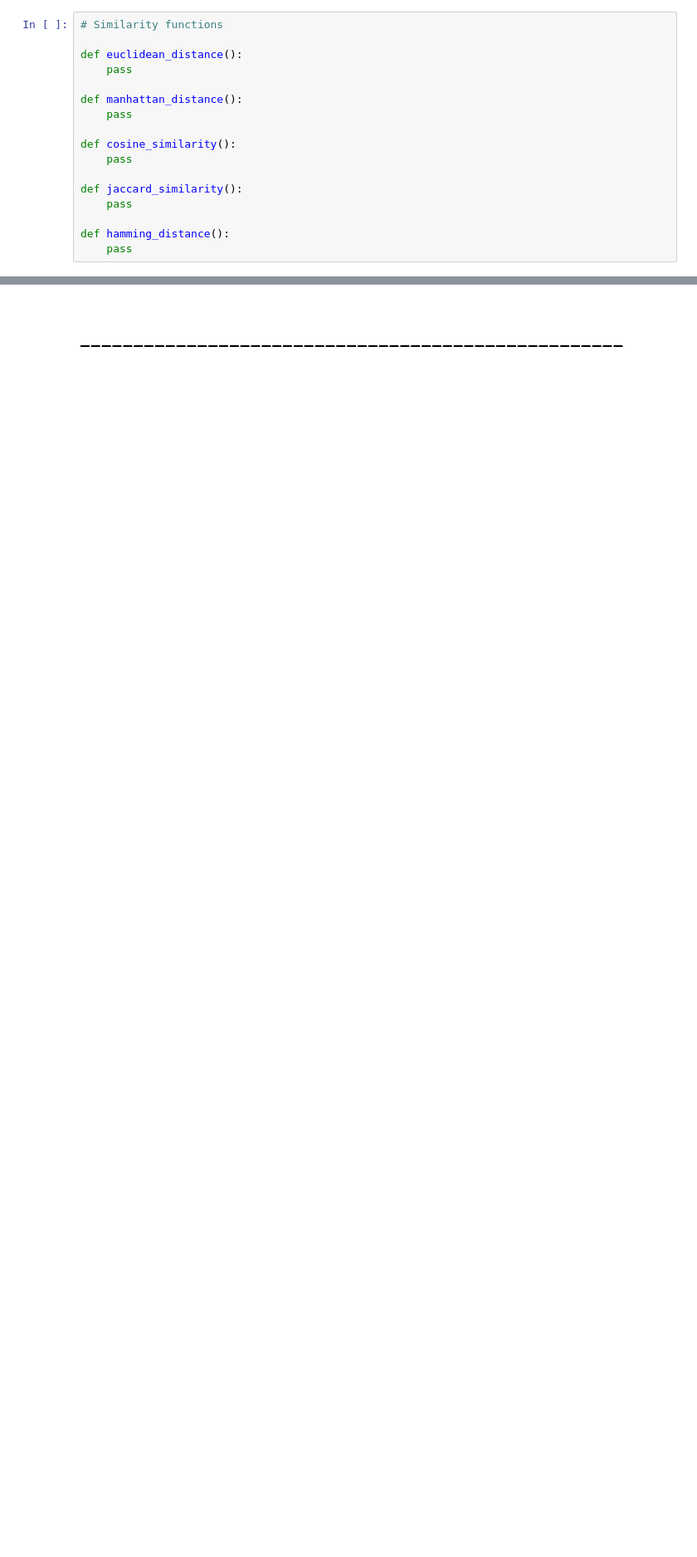
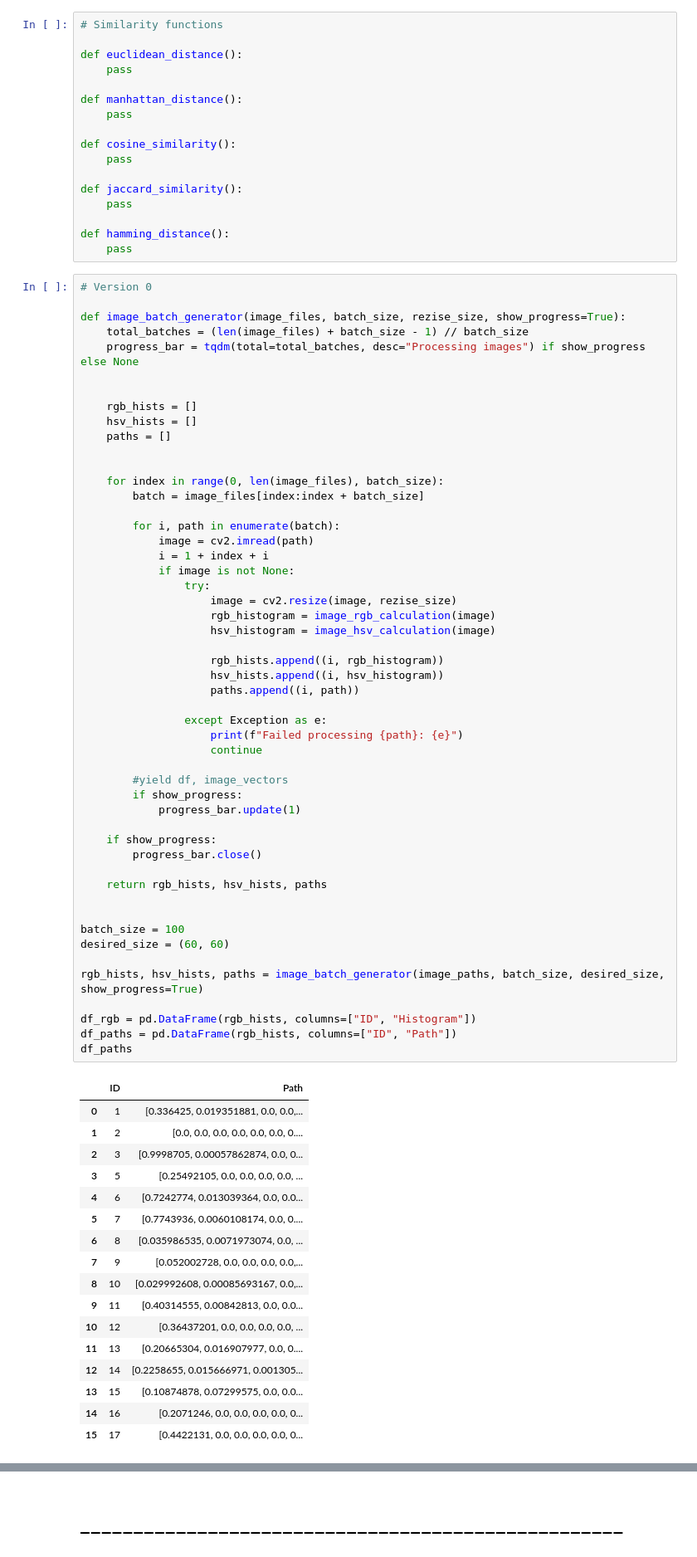
Before and after one commit to tis22/image_recommender, a Jupyter notebook: ImageLoader.ipynb, the cells around one changed output, grey strips where cells are left out. Shown at 83% size. Drawn from its saved outputs; the diff is of its cells as text; blank space fills up the shorter version.

Commit message:
Different versions of generators

```diff
--- a/ImageLoader.ipynb
+++ b/ImageLoader.ipynb
@@ -170,3 +172,72 @@ def jaccard_similarity():
 
 def hamming_distance():
     pass
+# %%
+# Version 0
+
+def image_batch_generator(image_files, batch_size, rezise_size, show_progress=True):
+    total_batches = (len(image_files) + batch_size - 1) // batch_size
+    progress_bar = tqdm(total=total_batches, desc="Processing images") if show_progress else None
+
+
+    rgb_hists = []
+    hsv_hists = []
+    paths = []
+
+
+    for index in range(0, len(image_files), batch_size):
+        batch = image_files[index:index + batch_size]
+
+        for i, path in enumerate(batch):
+            image = cv2.imread(path)
+            i = 1 + index + i
+            if image is not None:
+                try:
+                    image = cv2.resize(image, rezise_size)
+                    rgb_histogram = image_rgb_calculation(image)
+                    hsv_histogram = image_hsv_calculation(image)
+
+                    rgb_hists.append((i, rgb_histogram))
+                    hsv_hists.append((i, hsv_histogram))
+                    paths.append((i, path))
+
+                except Exception as e:
+                    print(f"Failed processing {path}: {e}")
+                    continue
+
+        #yield df, image_vectors
+        if show_progress:
+            progress_bar.update(1)
+
+    if show_progress:
+        progress_bar.close()
+
+    return rgb_hists, hsv_hists, paths
+
+
+batch_size = 100
+desired_size = (60, 60)
+
+rgb_hists, hsv_hists, paths = image_batch_generator(image_paths, batch_size, desired_size, show_progress=True)
+
+df_rgb = pd.DataFrame(rgb_hists, columns=["ID", "Histogram"])
+df_paths = pd.DataFrame(rgb_hists, columns=["ID", "Path"])
+df_paths
+# %% [output]
+|  | ID | Path |
+| 0 | 1 | [0.336425, 0.019351881, 0.0, 0.0,... |
+| 1 | 2 | [0.0, 0.0, 0.0, 0.0, 0.0, 0.0, 0.... |
+| 2 | 3 | [0.9998705, 0.00057862874, 0.0, 0... |
+| 3 | 5 | [0.25492105, 0.0, 0.0, 0.0, 0.0, ... |
+| 4 | 6 | [0.7242774, 0.013039364, 0.0, 0.0... |
+| 5 | 7 | [0.7743936, 0.0060108174, 0.0, 0.... |
+| 6 | 8 | [0.035986535, 0.0071973074, 0.0, ... |
+| 7 | 9 | [0.052002728, 0.0, 0.0, 0.0, 0.0,... |
+| 8 | 10 | [0.029992608, 0.00085693167, 0.0,... |
+| 9 | 11 | [0.40314555, 0.00842813, 0.0, 0.0... |
+| 10 | 12 | [0.36437201, 0.0, 0.0, 0.0, 0.0, ... |
+| 11 | 13 | [0.20665304, 0.016907977, 0.0, 0.... |
+| 12 | 14 | [0.2258655, 0.015666971, 0.001305... |
+| 13 | 15 | [0.10874878, 0.07299575, 0.0, 0.0... |
+| 14 | 16 | [0.2071246, 0.0, 0.0, 0.0, 0.0, 0... |
+| 15 | 17 | [0.4422131, 0.0, 0.0, 0.0, 0.0, 0... |
```
Also changed, not shown: parts of 11 cells of this notebook.
